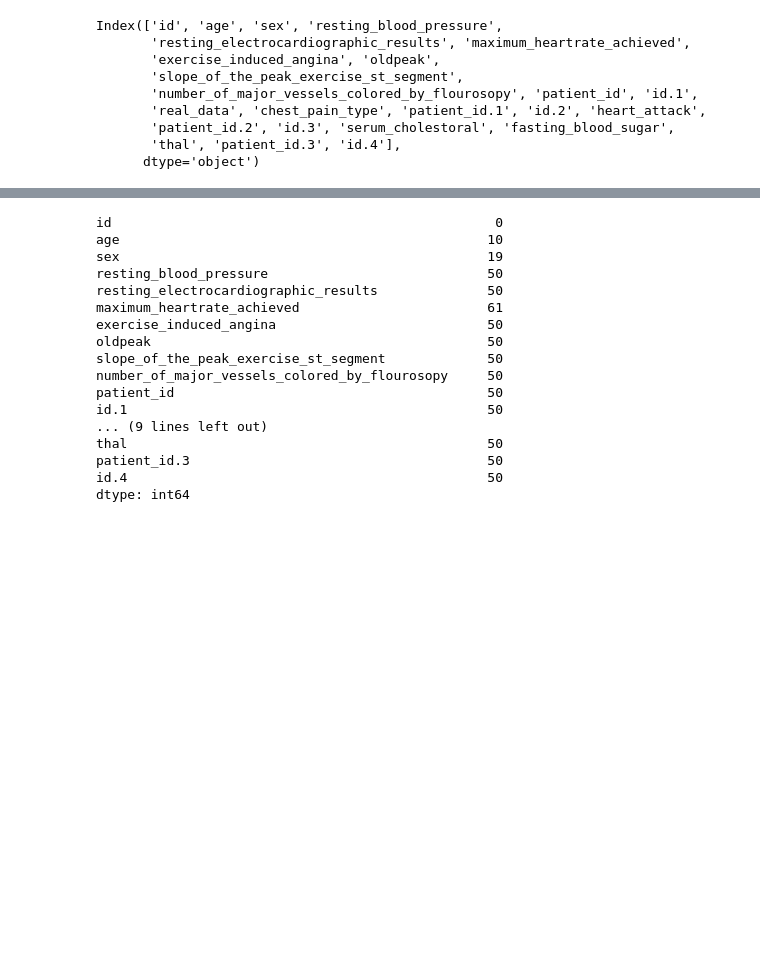
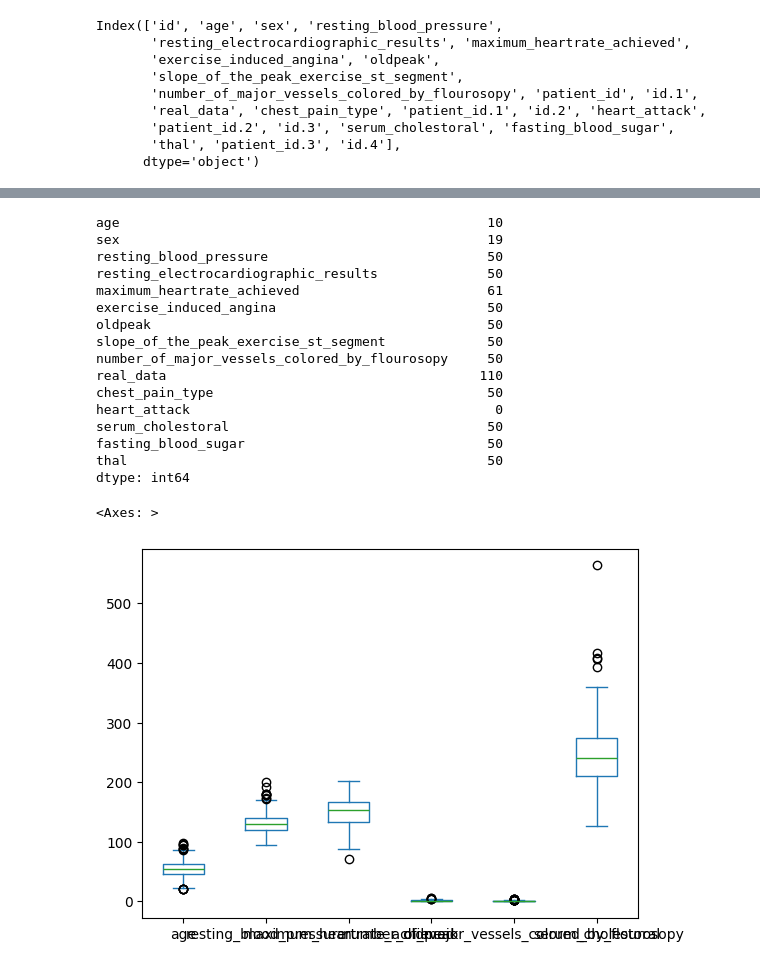
Before and after one commit to sarathisisme/hands_on_ml, a Jupyter notebook: 2_Exercise_Machine_Learning.ipynb, the cells around one changed output, grey strips where cells are left out. Cells and saved outputs as stored; diff of their text form; code cells hidden in the pictures; blank space fills up the shorter version.

```diff
--- a/2_Exercise_Machine_Learning.ipynb
+++ b/2_Exercise_Machine_Learning.ipynb
@@ -137,7 +111,8 @@ memory usage: 66.3+ KB
+# %%
+df = df.drop(['id','patient_id', 'id.1','patient_id.1', 'id.2','patient_id.2', 'id.3', 'patient_id.3', 'id.4'], axis = 1)
 # %%
 df.isnull().sum()
 # %% [output]
-id                                                 0
 age                                               10
 sex                                               19
 resting_blood_pressure                            50
@@ -147,10 +122,17 @@ exercise_induced_angina                           50
 oldpeak                                           50
 slope_of_the_peak_exercise_st_segment             50
 number_of_major_vessels_colored_by_flourosopy     50
-patient_id                                        50
-id.1                                              50
-... (9 lines left out)
+real_data                                        110
+chest_pain_type                                   50
+heart_attack                                       0
+serum_cholestoral                                 50
+fasting_blood_sugar                               50
 thal                                              50
-patient_id.3                                      50
-id.4                                              50
 dtype: int64
+# %%
+df.loc[:, "real_data"] = df["real_data"].notna().astype(int)
+# %%
+df.loc[:, "real_data"] = df["real_data"].astype(int)
+# %%
+numerical_columns = ['age', 'resting_blood_pressure','maximum_heartrate_achieved', 'oldpeak',
+                     'number_of_major_vessels_colored_by_flourosopy','serum_cholestoral']
@@ -156,0 +143,5 @@ dtype: int64
+# %%
+df[numerical_columns].plot(kind="box")
+# %% [output]
+<Axes: >
+[figure, added]
```
Also changed, not shown: parts of 43 cells of this notebook, 2 other files.
